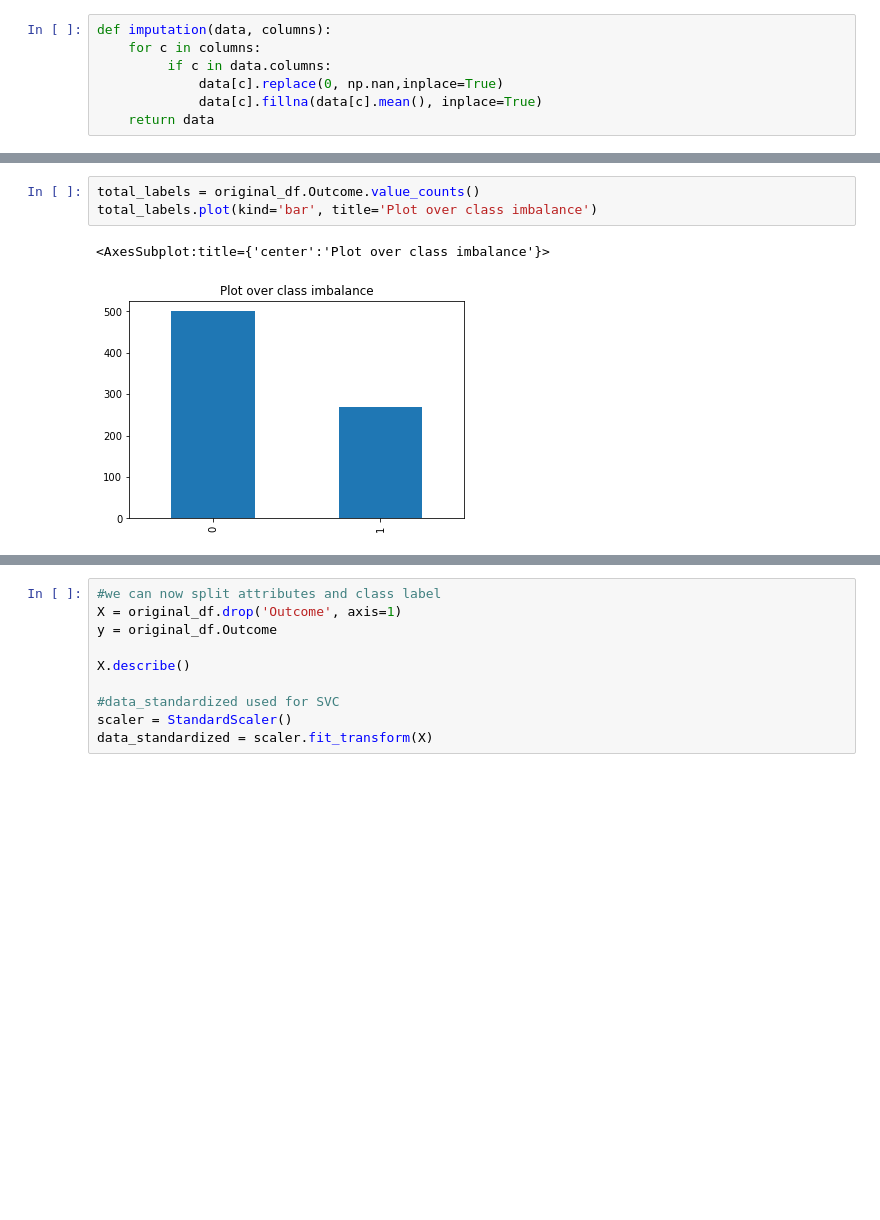
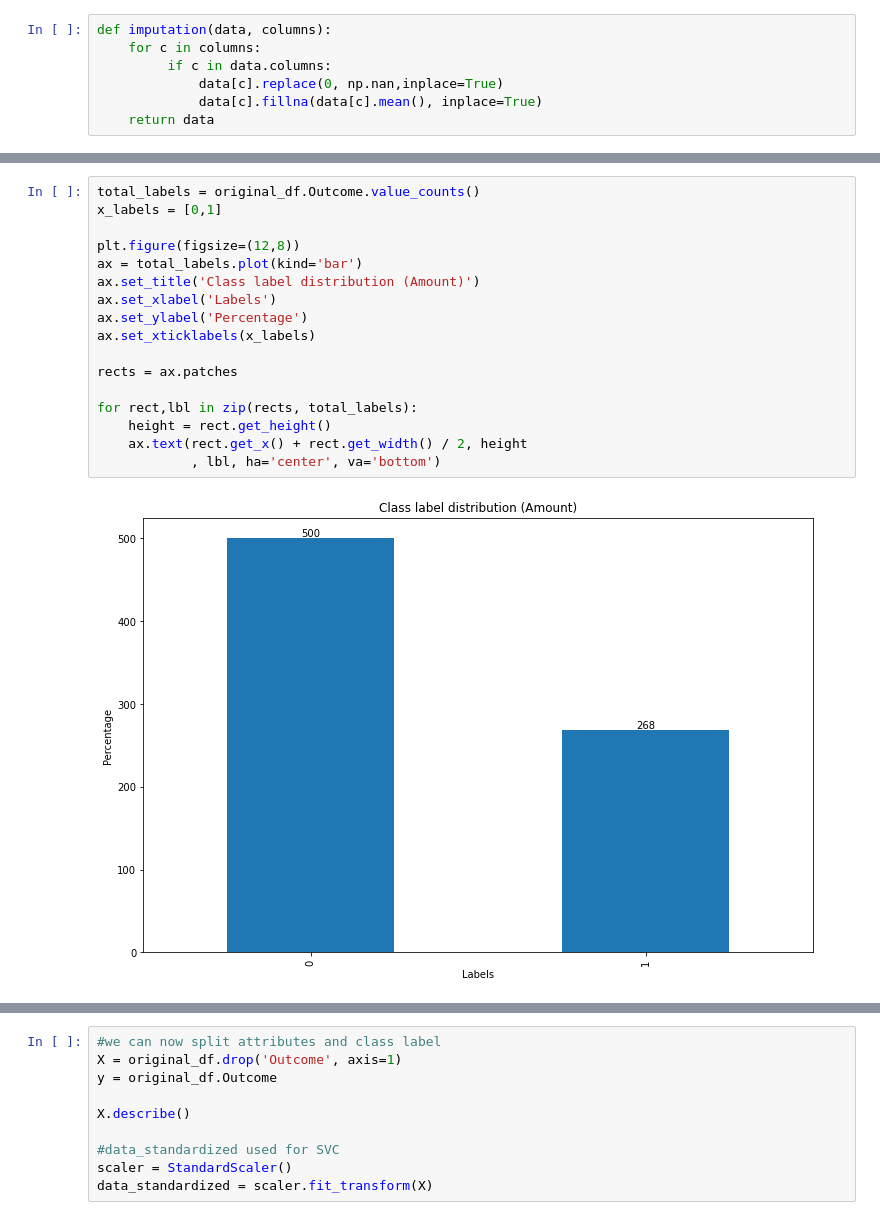
Before and after one commit to mazzardi/DAMI2, a Jupyter notebook: final.ipynb, the cells around one changed output, grey strips where cells are left out. Drawn from its saved outputs; the diff is of its cells as text; blank space fills up the shorter version.

```diff
--- a/final.ipynb
+++ b/final.ipynb
@@ -56,9 +70,22 @@ original_df.describe()
 | 50% | 3.000000 | 117.000000 | 72.202592 | 29.153420 | 155.548223 | 32.400000 | 0.372500 | 29.000000 | ... |
 | 75% | 6.000000 | 140.250000 | 80.000000 | 32.000000 | 155.548223 | 36.600000 | 0.626250 | 41.000000 | ... |
 | max | 17.000000 | 199.000000 | 122.000000 | 99.000000 | 846.000000 | 67.100000 | 2.420000 | 81.000000 | ... |
-# %%
-total_labels = original_df.Outcome.value_counts()
-total_labels.plot(kind='bar', title='Plot over class imbalance')
-# %% [output]
-<AxesSubplot:title={'center':'Plot over class imbalance'}>
-[figure, removed]
+# %%
+total_labels = original_df.Outcome.value_counts()
+x_labels = [0,1]
+
+plt.figure(figsize=(12,8))
+ax = total_labels.plot(kind='bar')
+ax.set_title('Class label distribution (Amount)')
+ax.set_xlabel('Labels')
+ax.set_ylabel('Percentage')
+ax.set_xticklabels(x_labels)
+
+rects = ax.patches
+
+for rect,lbl in zip(rects, total_labels):
+    height = rect.get_height()
+    ax.text(rect.get_x() + rect.get_width() / 2, height
+            , lbl, ha='center', va='bottom')
+# %% [output]
+[figure, added]
```
Also changed, not shown: parts of 8 cells of this notebook, 4 other files.
